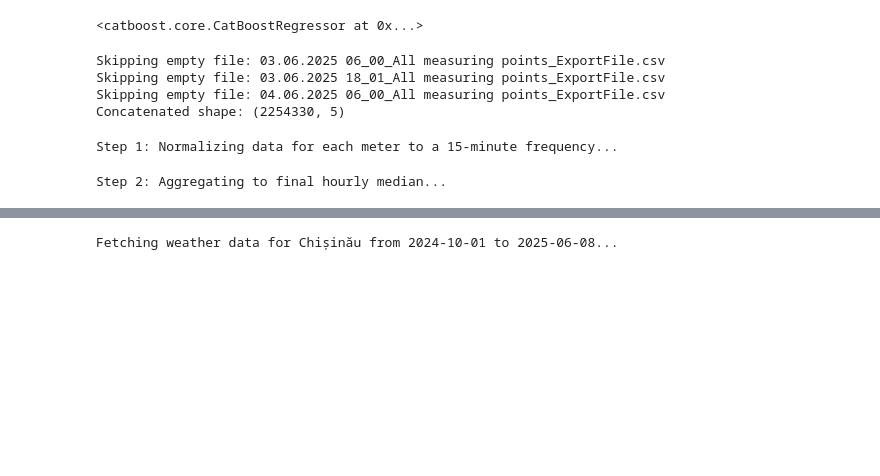
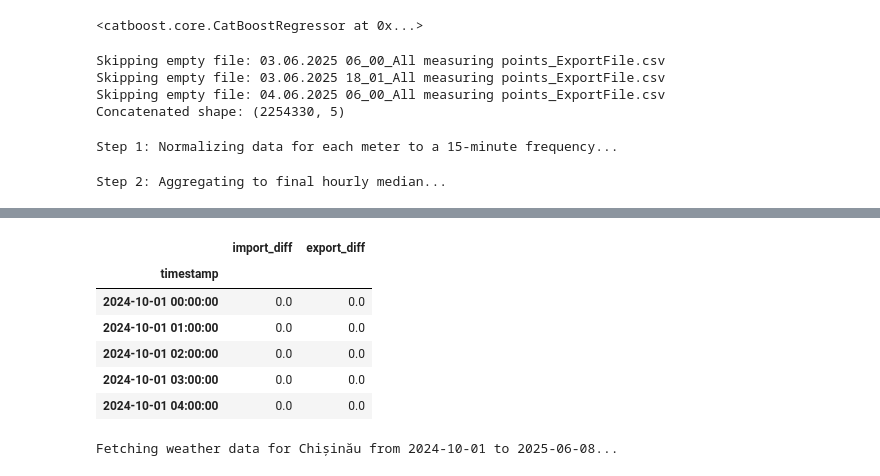
Before and after one commit to AndreiZoltan/energy, a Jupyter notebook: notebooks/inference_exp2.ipynb, the cells around one changed output, grey strips where cells are left out. Saved outputs shown, nothing was run; the diff lists cells and outputs as text; code cells hidden in the pictures; blank space fills up the shorter version.

```diff
--- a/notebooks/inference_exp2.ipynb
+++ b/notebooks/inference_exp2.ipynb
@@ -37,3 +56,15 @@ Step 2: Aggregating to final hourly median...
+# %%
+clean_df = loader._clean_df
+# %%
+clean_df.head()
+# %% [output]
+|  | import_diff | export_diff |
+| timestamp |  |  |
+| 2024-10-01 00:00:00 | 0.0 | 0.0 |
+| 2024-10-01 01:00:00 | 0.0 | 0.0 |
+| 2024-10-01 02:00:00 | 0.0 | 0.0 |
+| 2024-10-01 03:00:00 | 0.0 | 0.0 |
+| 2024-10-01 04:00:00 | 0.0 | 0.0 |
 # %%
 weather_df = loader.add_weather_features()
 # %% [output]
```
Also changed, not shown: parts of 2 cells of this notebook, 1 other file.
